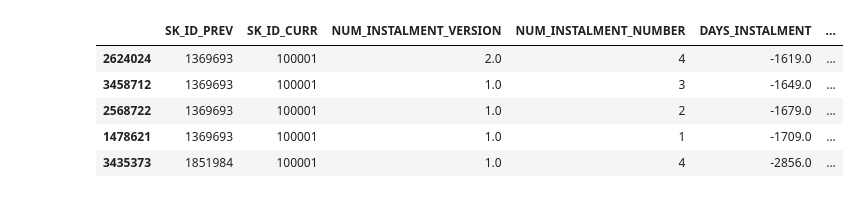
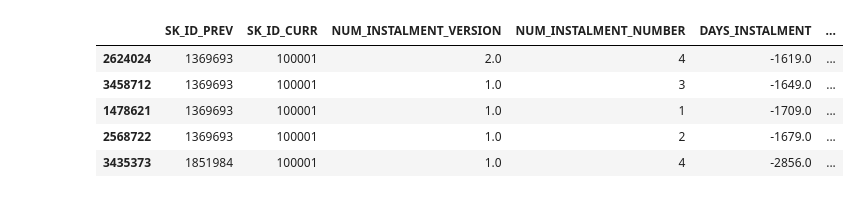
Before and after one commit to KazukiOnodera/Home-Credit-Default-Risk, a Jupyter notebook: py/EDA_005_installments_payments.ipynb, the cells around one changed output. Drawn from its saved outputs; the diff is of its cells as text; code cells hidden in the pictures.

```diff
--- a/py/EDA_005_installments_payments.ipynb
+++ b/py/EDA_005_installments_payments.ipynb
@@ -9,14 +9,14 @@ import EDA
 import utils
 #sorted(glob('../data/*'))
 # %%
-df = utils.read_pickles('../data/installments_payments').sort_values(['SK_ID_CURR', 'DAYS_INSTALMENT'], ascending=[True, False])
+df = utils.read_pickles('../data/installments_payments').sort_values(['SK_ID_CURR', 'DAYS_ENTRY_PAYMENT'], ascending=[True, False])
 df.head()
 # %% [output]
 |  | SK_ID_PREV | SK_ID_CURR | NUM_INSTALMENT_VERSION | NUM_INSTALMENT_NUMBER | DAYS_INSTALMENT | ... |
 | 2624024 | 1369693 | 100001 | 2.0 | 4 | -1619.0 | ... |
 | 3458712 | 1369693 | 100001 | 1.0 | 3 | -1649.0 | ... |
+| 1478621 | 1369693 | 100001 | 1.0 | 1 | -1709.0 | ... |
 | 2568722 | 1369693 | 100001 | 1.0 | 2 | -1679.0 | ... |
-| 1478621 | 1369693 | 100001 | 1.0 | 1 | -1709.0 | ... |
 | 3435373 | 1851984 | 100001 | 1.0 | 4 | -2856.0 | ... |
 # %%
 EDA.df_info(df)
```
Also changed, not shown: parts of 4 cells of this notebook, 10 other files.
